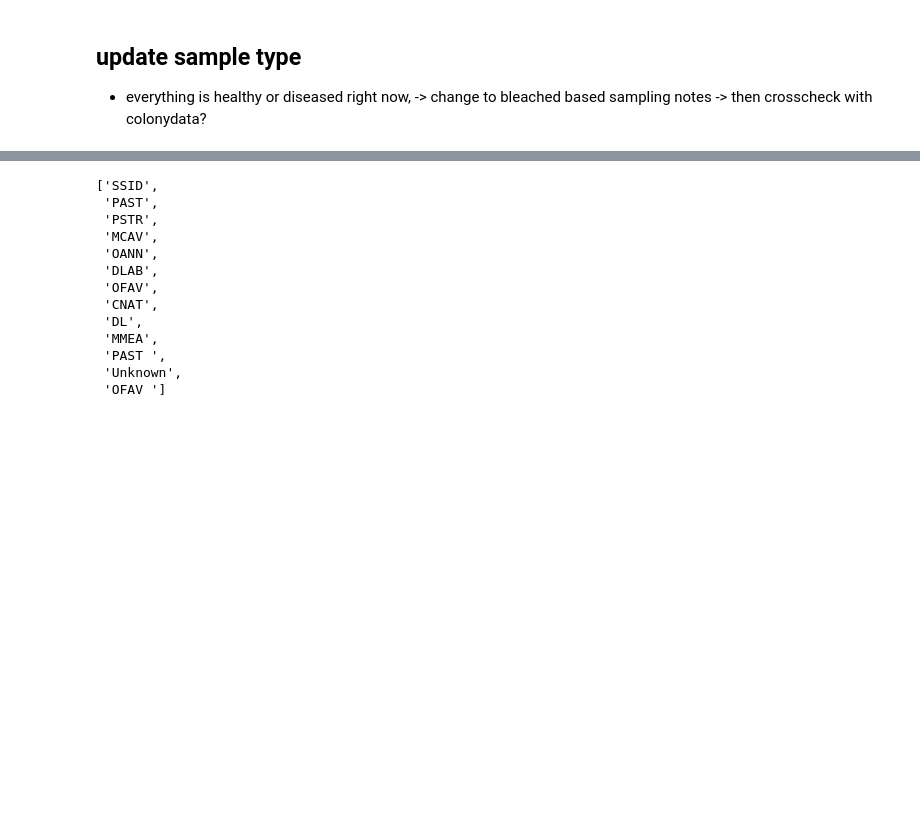
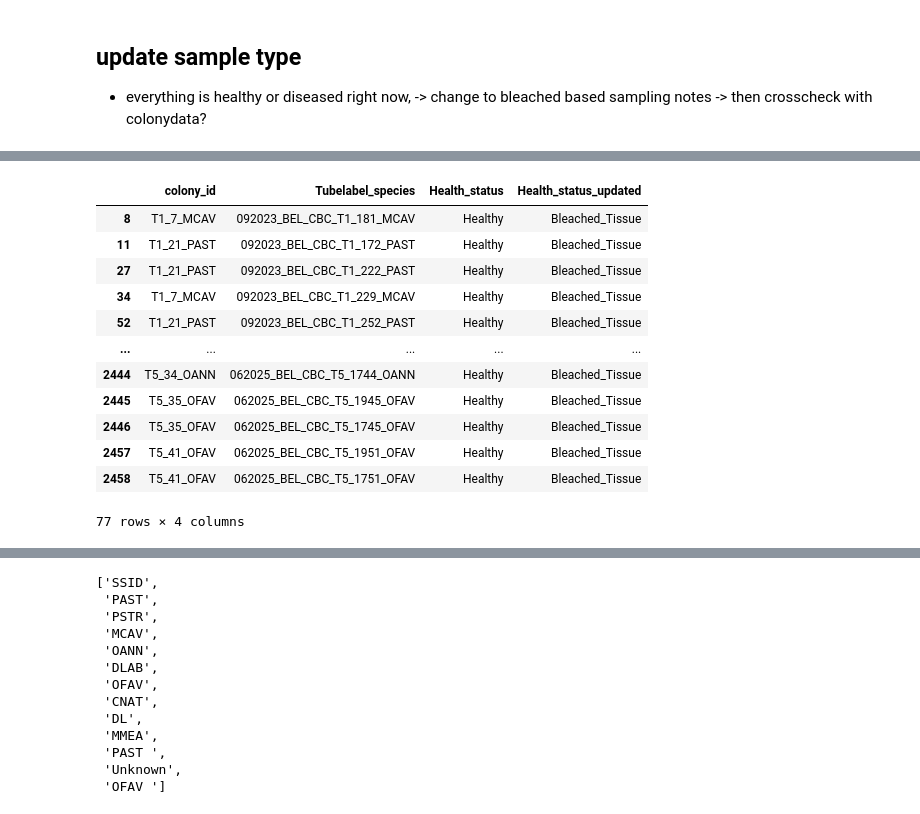
Before and after one commit to brookewicz/Code_notebook, a Jupyter notebook: QA_QC/SampleData/BleachedSamples.ipynb, the cells around one changed output, grey strips where cells are left out. Saved outputs shown, nothing was run; the diff lists cells and outputs as text; code cells hidden in the pictures; blank space fills up the shorter version.

```diff
--- a/QA_QC/SampleData/BleachedSamples.ipynb
+++ b/QA_QC/SampleData/BleachedSamples.ipynb
@@ -79,0 +163,16 @@ colony.drop(columns='TransectNum_str', inplace=True)
+# %%
+sample_test.loc[toupdate, ('colony_id','Tubelabel_species','Health_status','Health_status_updated')]
+# %% [output]
+|  | colony_id | Tubelabel_species | Health_status | Health_status_updated |
+| 8 | T1_7_MCAV | 092023_BEL_CBC_T1_181_MCAV | Healthy | Bleached_Tissue |
+| 11 | T1_21_PAST | 092023_BEL_CBC_T1_172_PAST | Healthy | Bleached_Tissue |
+| 27 | T1_21_PAST | 092023_BEL_CBC_T1_222_PAST | Healthy | Bleached_Tissue |
+| 34 | T1_7_MCAV | 092023_BEL_CBC_T1_229_MCAV | Healthy | Bleached_Tissue |
+| 52 | T1_21_PAST | 092023_BEL_CBC_T1_252_PAST | Healthy | Bleached_Tissue |
+| ... | ... | ... | ... | ... |
+| 2444 | T5_34_OANN | 062025_BEL_CBC_T5_1744_OANN | Healthy | Bleached_Tissue |
+| 2445 | T5_35_OFAV | 062025_BEL_CBC_T5_1945_OFAV | Healthy | Bleached_Tissue |
+| 2446 | T5_35_OFAV | 062025_BEL_CBC_T5_1745_OFAV | Healthy | Bleached_Tissue |
+| 2457 | T5_41_OFAV | 062025_BEL_CBC_T5_1951_OFAV | Healthy | Bleached_Tissue |
+| 2458 | T5_41_OFAV | 062025_BEL_CBC_T5_1751_OFAV | Healthy | Bleached_Tissue |
+77 rows × 4 columns
```
Also changed, not shown: parts of 28 cells of this notebook.
